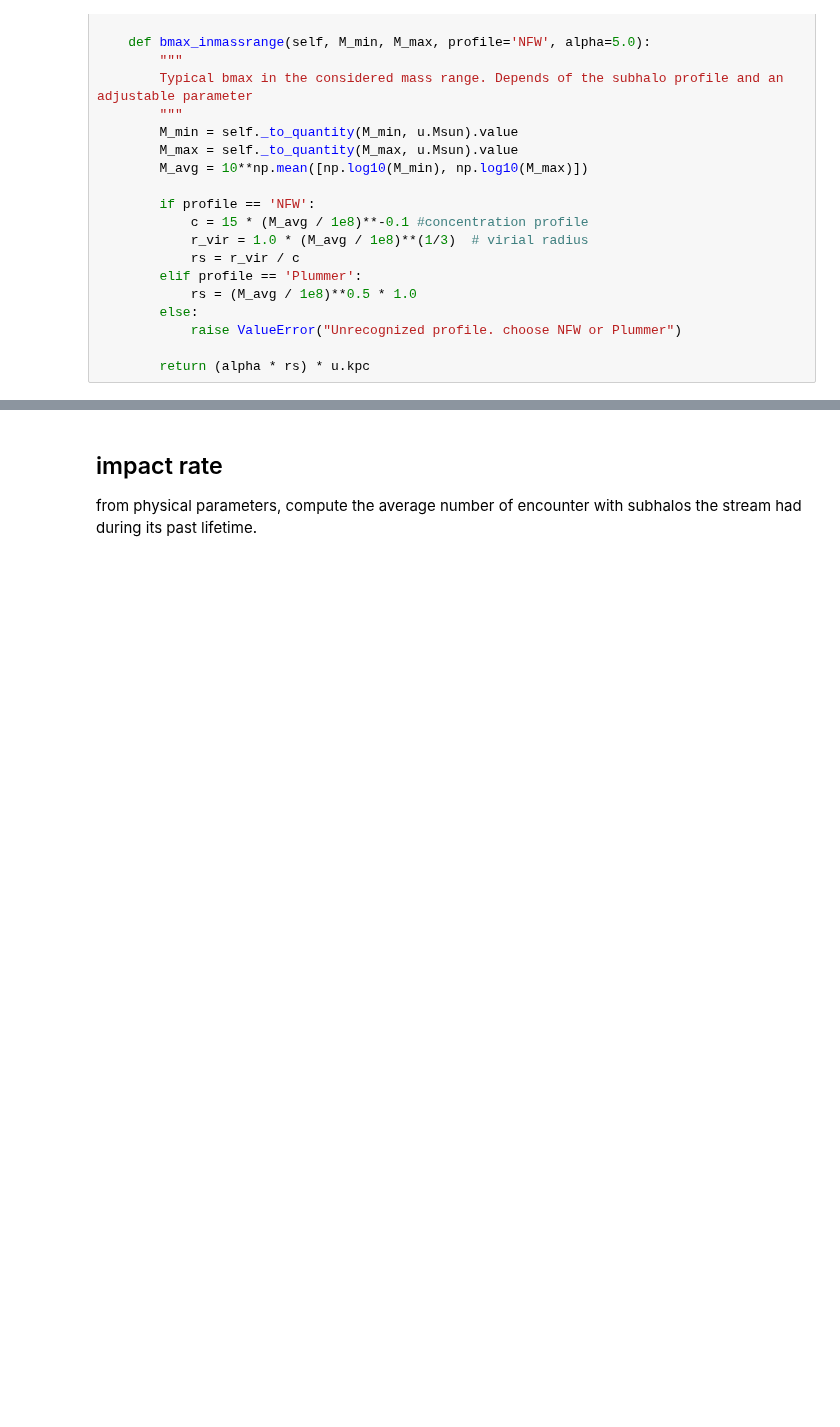
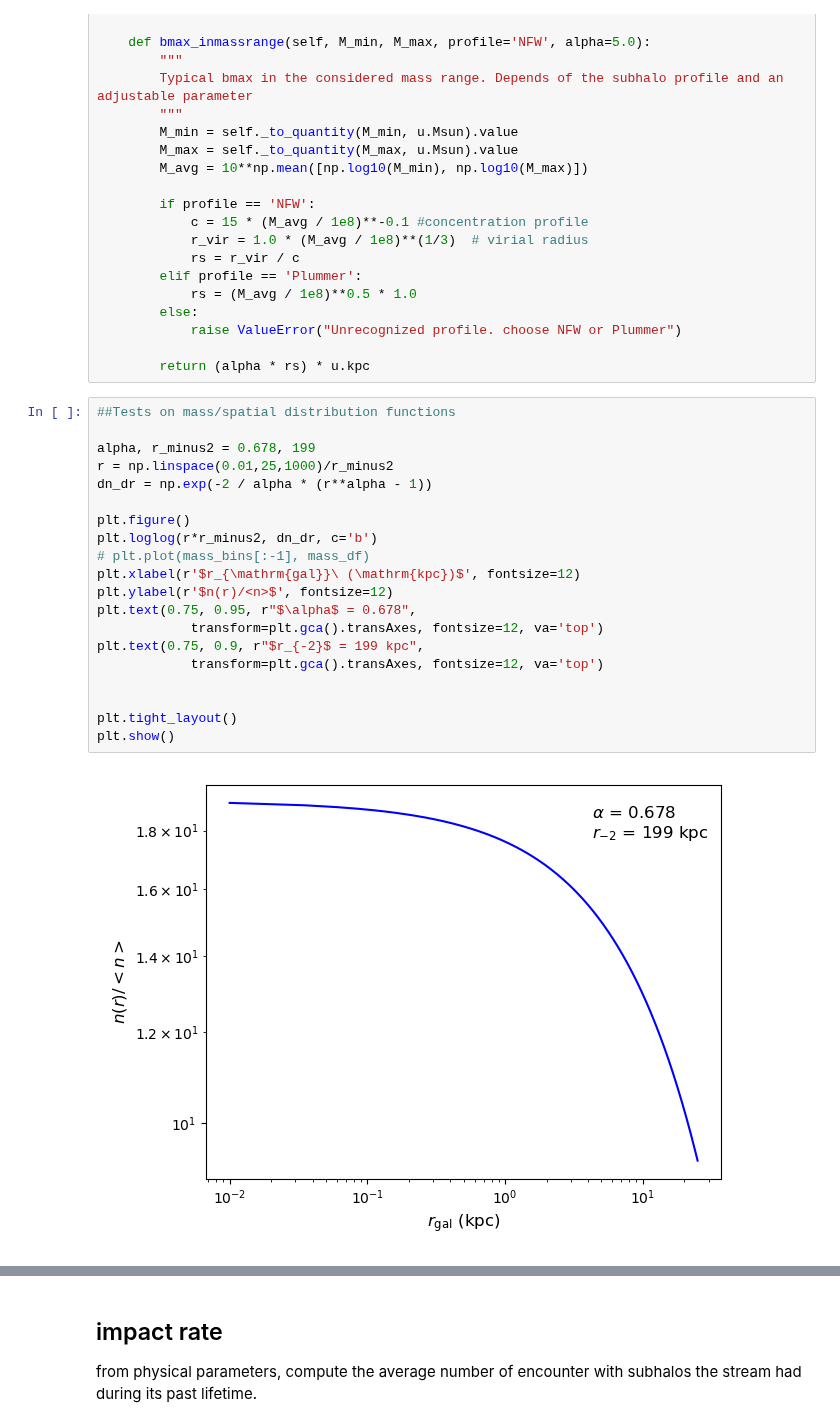
Before and after one commit to johannct/stream_sim, a Jupyter notebook: dev/impact_sampling.ipynb, the cells around one changed output, grey strips where cells are left out. Cells and saved outputs as stored; diff of their text form; blank space fills up the shorter version.

```diff
--- a/dev/impact_sampling.ipynb
+++ b/dev/impact_sampling.ipynb
@@ -127,4 +127,26 @@ class DMS_Distribution:
             raise ValueError("Unrecognized profile. choose NFW or Plummer")
 
         return (alpha * rs) * u.kpc
+# %%
+##Tests on mass/spatial distribution functions
+
+alpha, r_minus2 = 0.678, 199
+r = np.linspace(0.01,25,1000)/r_minus2
+dn_dr = np.exp(-2 / alpha * (r**alpha - 1))
+
+plt.figure()
+plt.loglog(r*r_minus2, dn_dr, c='b')
+# plt.plot(mass_bins[:-1], mass_df)
+plt.xlabel(r'$r_{\mathrm{gal}}\ (\mathrm{kpc})$', fontsize=12)
+plt.ylabel(r'$n(r)/<n>$', fontsize=12)
+plt.text(0.75, 0.95, r"$\alpha$ = 0.678",
+            transform=plt.gca().transAxes, fontsize=12, va='top')
+plt.text(0.75, 0.9, r"$r_{-2}$ = 199 kpc",
+            transform=plt.gca().transAxes, fontsize=12, va='top')
+
+
+plt.tight_layout()
+plt.show()
+# %% [output]
+[figure, added]
 # %%
```
Also changed, not shown: parts of 9 cells of this notebook, 6 other files.
